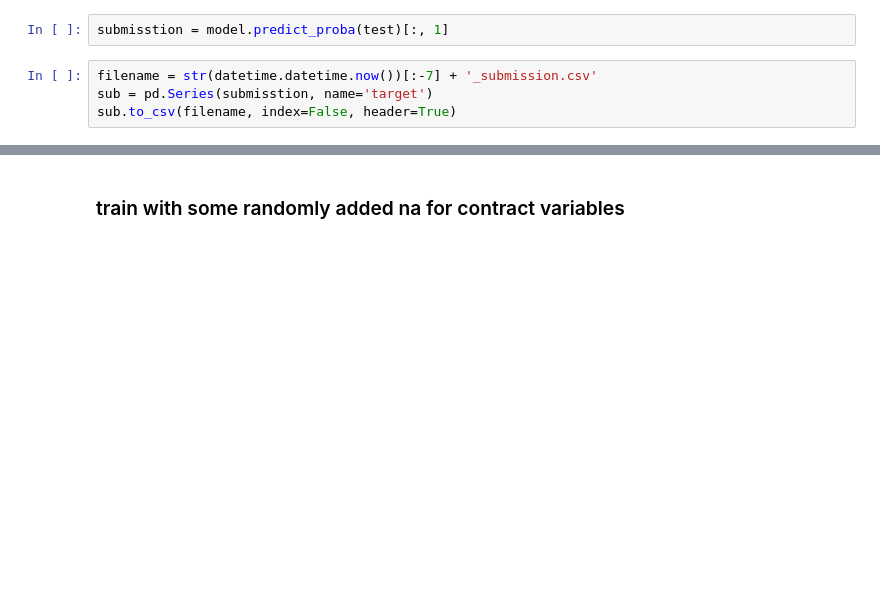
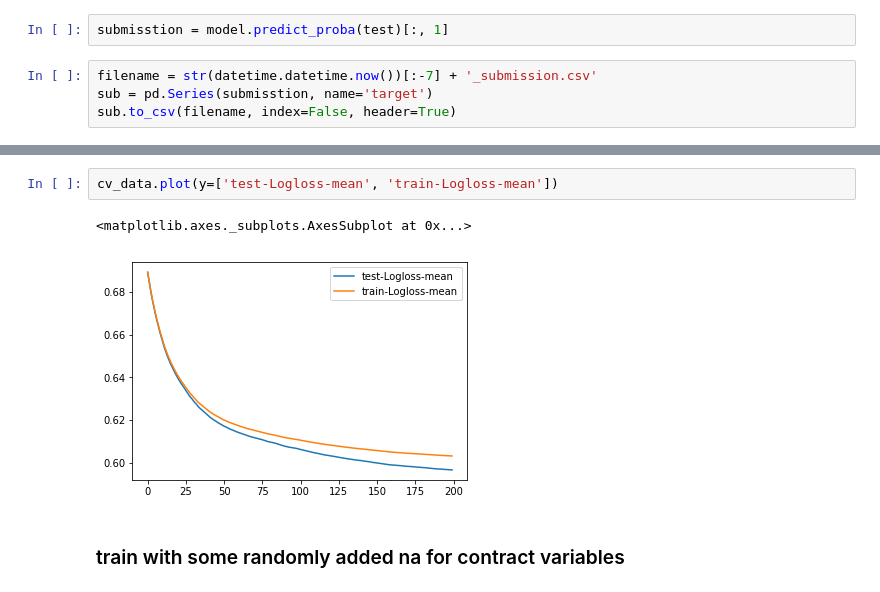
Before and after one commit to PhyxIt/DSC_home_service, a Jupyter notebook: notebooks/Modeling-Catboost.ipynb, the cells around one changed output, grey strips where cells are left out. Cells and saved outputs as stored; diff of their text form; blank space fills up the shorter version.

```diff
--- a/notebooks/Modeling-Catboost.ipynb
+++ b/notebooks/Modeling-Catboost.ipynb
@@ -535,3 +593,8 @@ sub.to_csv(filename, index=False, header=True)
+# %%
+cv_data.plot(y=['test-Logloss-mean', 'train-Logloss-mean'])
+# %% [output]
+<matplotlib.axes._subplots.AxesSubplot at 0x...>
+[figure, added]
 # %% [markdown]
 ### train with some randomly added na for contract variables
 # %%
```
Also changed, not shown: parts of 16 cells of this notebook, 1 other file.
